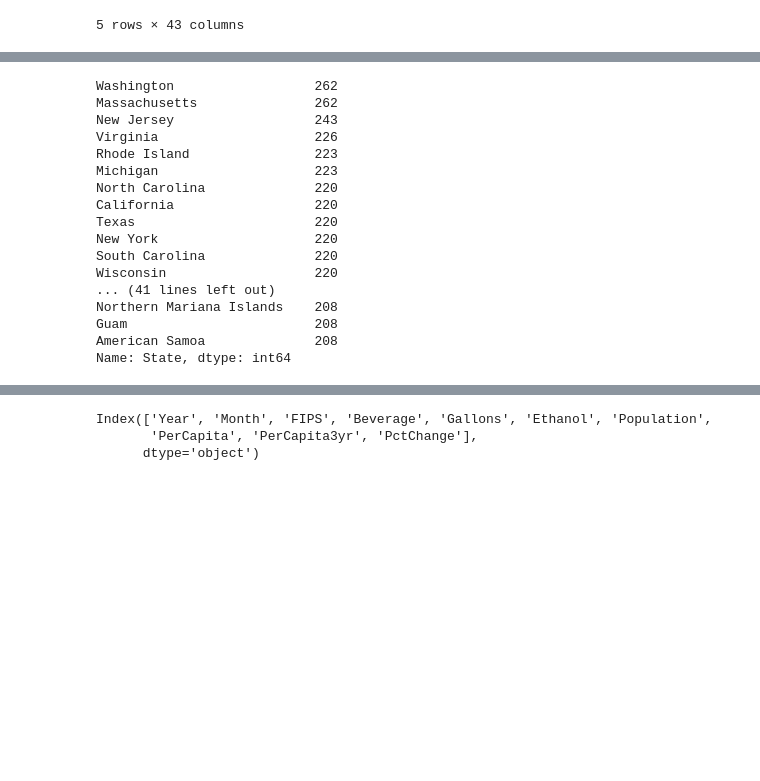
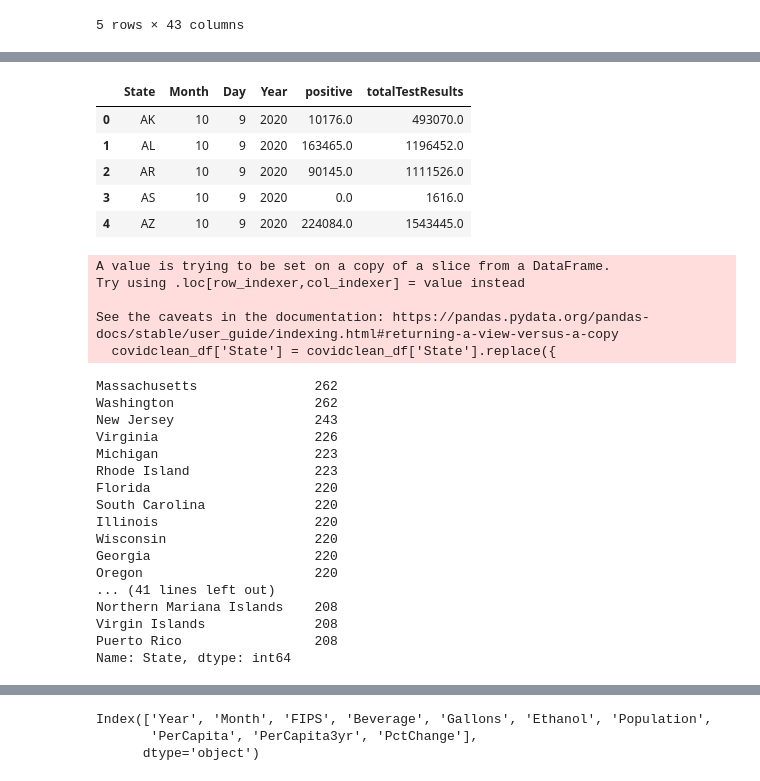
Before and after one commit to zach-18/Project_1_Group_3, a Jupyter notebook: Proj_1_Diane_Data.ipynb, the cells around one changed output, grey strips where cells are left out. Cells and saved outputs as stored; diff of their text form; code cells hidden in the pictures; blank space fills up the shorter version.

```diff
--- a/Proj_1_Diane_Data.ipynb
+++ b/Proj_1_Diane_Data.ipynb
@@ -69,10 +99,22 @@ covid_df.head()
+# %%
+# RG cleaning columns to remove unnecessary data
+covidclean_df = covid_df[['State','Month','Day','Year','positive','totalTestResults']]
+
+covidclean_df.head()
+# %% [output]
+|  | State | Month | Day | Year | positive | totalTestResults |
+| 0 | AK | 10 | 9 | 2020 | 10176.0 | 493070.0 |
+| 1 | AL | 10 | 9 | 2020 | 163465.0 | 1196452.0 |
+| 2 | AR | 10 | 9 | 2020 | 90145.0 | 1111526.0 |
+| 3 | AS | 10 | 9 | 2020 | 0.0 | 1616.0 |
+| 4 | AZ | 10 | 9 | 2020 | 224084.0 | 1543445.0 |
 # %%
 # Print values for 'state'
 # covid_df['state'].value_counts()
 # %%
 # DATA CLEANING: Replace 'state' abbreviation with State names for readability
 # Start with the 16 states that have alcohol consumption data
-covid_df['State'] = covid_df['State'].replace({
+covidclean_df['State'] = covidclean_df['State'].replace({
     'AK':'Alaska',
     'AR':'Arkansas',
     'CO':'Colorado',
@@ -131,22 +173,27 @@ covid_df['State'] = covid_df['State'].replace({
     'PR':'Puerto Rico'
     }
 )
-covid_df['State'].value_counts()
+covidclean_df['State'].value_counts()
 # %% [output]
-Washington                  262
-Massachusetts               262
-New Jersey                  243
-Virginia                    226
-Rhode Island                223
-Michigan                    223
-North Carolina              220
-California                  220
-Texas                       220
-New York                    220
-South Carolina              220
-Wisconsin                   220
-... (41 lines left out)
-Northern Mariana Islands    208
-Guam                        208
-American Samoa              208
-Name: State, dtype: int64
+A value is trying to be set on a copy of a slice from a DataFrame.
+Try using .loc[row_indexer,col_indexer] = value instead
+
+See the caveats in the documentation: https://pandas.pydata.org/pandas-docs/stable/user_guide/indexing.html#returning-a-view-versus-a-copy
+  covidclean_df['State'] = covidclean_df['State'].replace({
+Massachusetts               262
+Washington                  262
+New Jersey                  243
+Virginia                    226
+Michigan                    223
+Rhode Island                223
+Florida                     220
+South Carolina              220
+Illinois                    220
+Wisconsin                   220
+Georgia                     220
+Oregon                      220
+... (41 lines left out)
+Northern Mariana Islands    208
+Virgin Islands              208
+Puerto Rico                 208
+Name: State, dtype: int64
```
Also changed, not shown: parts of 7 cells of this notebook.
